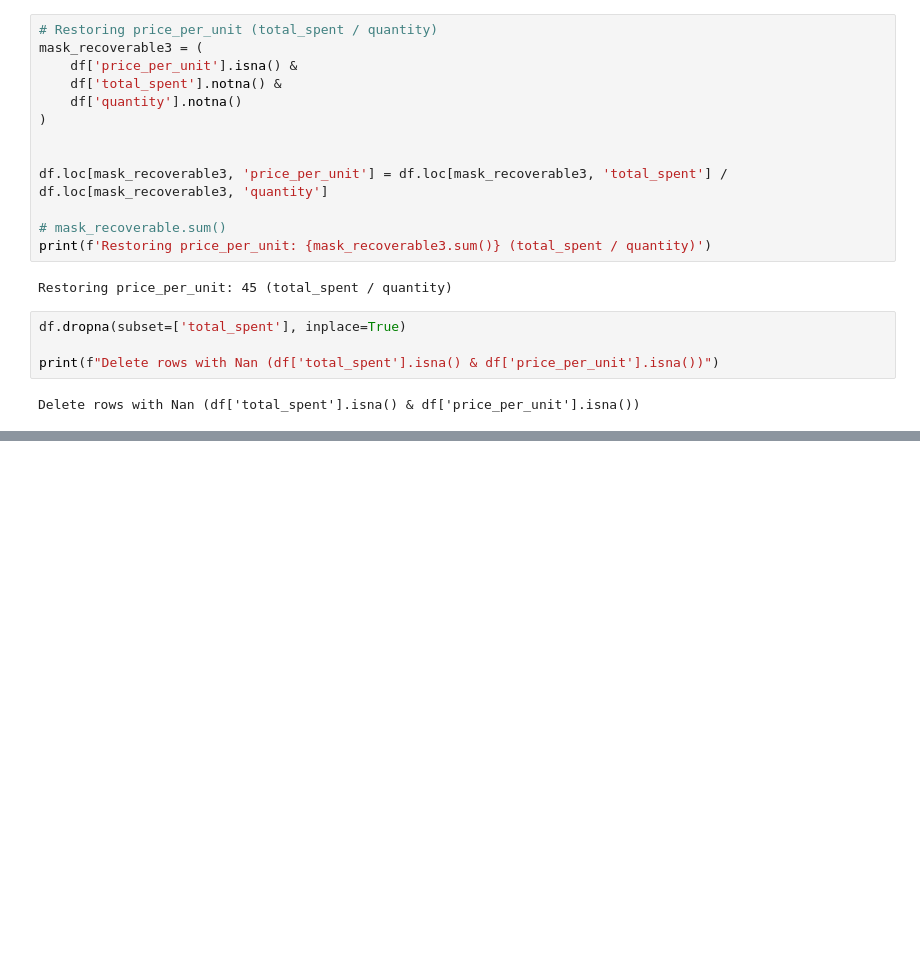
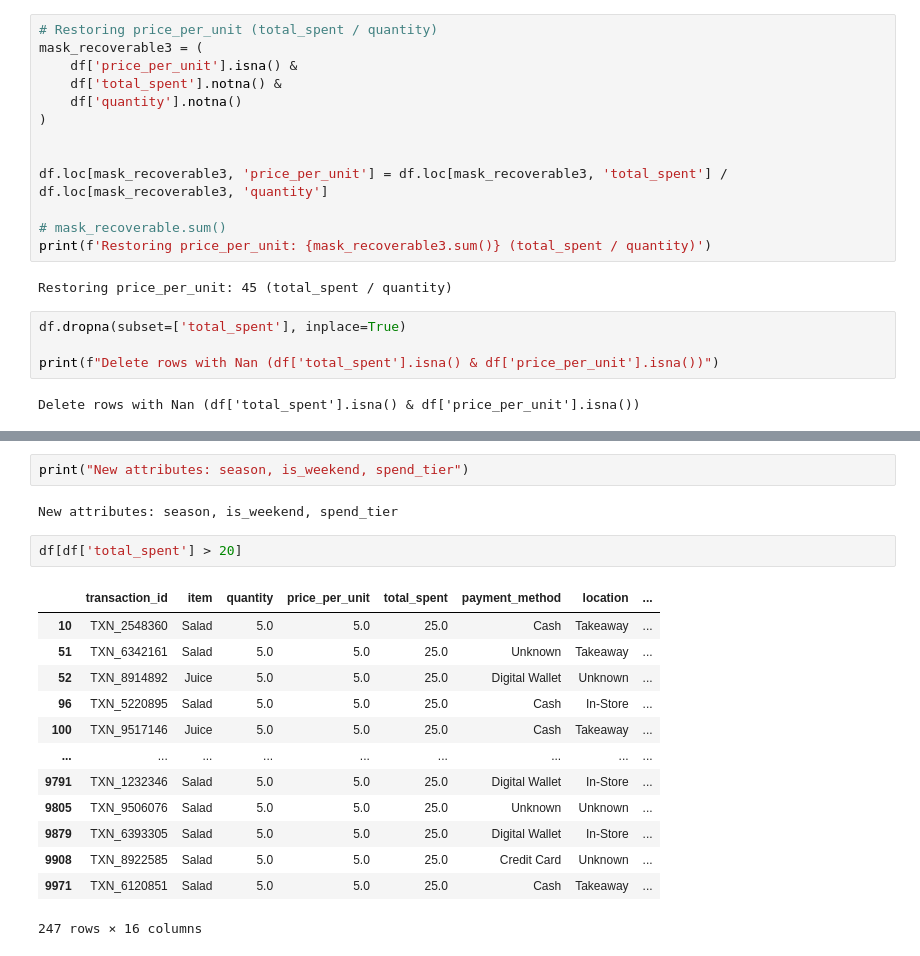
Before and after one commit to ParusSlava/Analysis_Cafe_Sales-, a Jupyter notebook: EDA_Cafe_Sales.ipynb, the cells around one changed output, grey strips where cells are left out. Saved outputs shown, nothing was run; the diff lists cells and outputs as text; blank space fills up the shorter version.

```diff
--- a/EDA_Cafe_Sales.ipynb
+++ b/EDA_Cafe_Sales.ipynb
@@ -554,0 +649,20 @@ dtype: int64
+# %%
+print("New attributes: season, is_weekend, spend_tier")
+# %% [output]
+New attributes: season, is_weekend, spend_tier
+# %%
+df[df['total_spent'] > 20]
+# %% [output]
+|  | transaction_id | item | quantity | price_per_unit | total_spent | payment_method | location | ... |
+| 10 | TXN_2548360 | Salad | 5.0 | 5.0 | 25.0 | Cash | Takeaway | ... |
+| 51 | TXN_6342161 | Salad | 5.0 | 5.0 | 25.0 | Unknown | Takeaway | ... |
+| 52 | TXN_8914892 | Juice | 5.0 | 5.0 | 25.0 | Digital Wallet | Unknown | ... |
+| 96 | TXN_5220895 | Salad | 5.0 | 5.0 | 25.0 | Cash | In-Store | ... |
+| 100 | TXN_9517146 | Juice | 5.0 | 5.0 | 25.0 | Cash | Takeaway | ... |
+| ... | ... | ... | ... | ... | ... | ... | ... | ... |
+| 9791 | TXN_1232346 | Salad | 5.0 | 5.0 | 25.0 | Digital Wallet | In-Store | ... |
+| 9805 | TXN_9506076 | Salad | 5.0 | 5.0 | 25.0 | Unknown | Unknown | ... |
+| 9879 | TXN_6393305 | Salad | 5.0 | 5.0 | 25.0 | Digital Wallet | In-Store | ... |
+| 9908 | TXN_8922585 | Salad | 5.0 | 5.0 | 25.0 | Credit Card | Unknown | ... |
+| 9971 | TXN_6120851 | Salad | 5.0 | 5.0 | 25.0 | Cash | Takeaway | ... |
+247 rows × 16 columns
```
Also changed, not shown: parts of 24 cells of this notebook.
